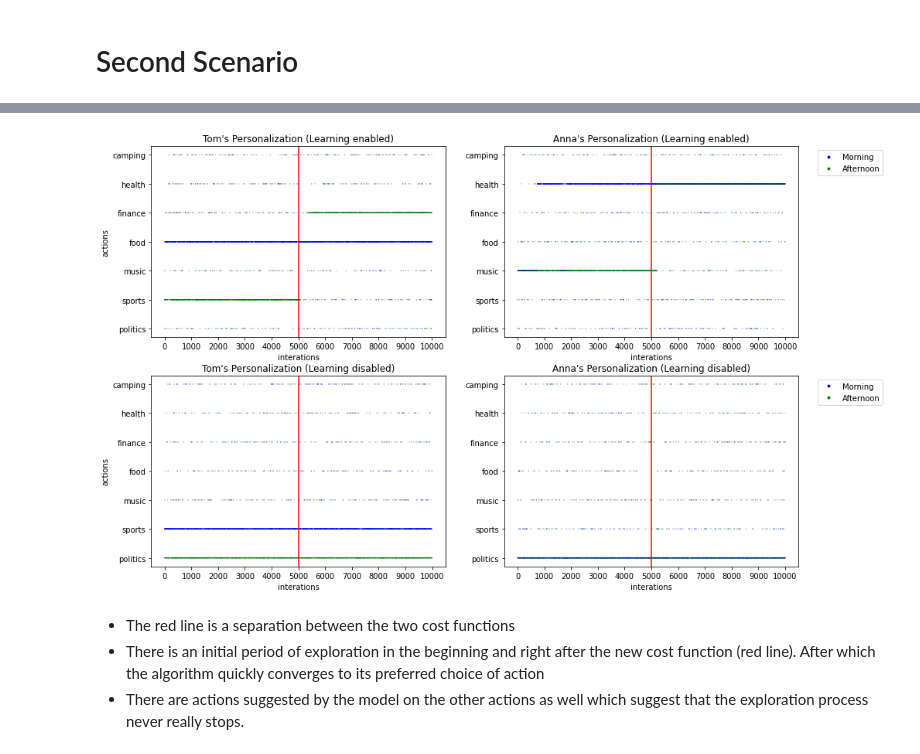
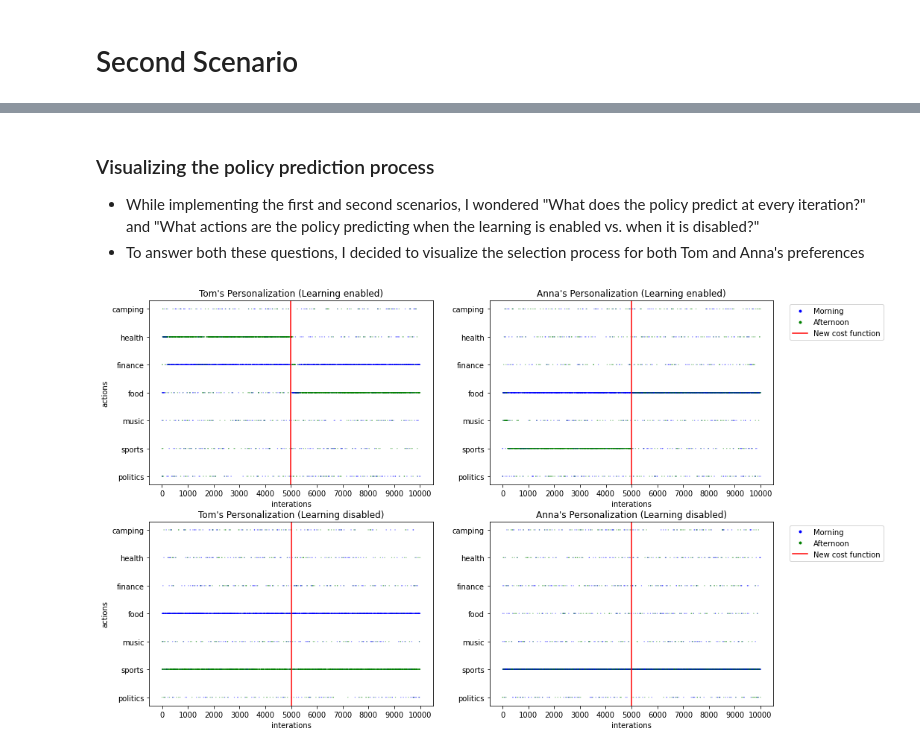
Before and after one commit to nihaldsouza/vw-cb-exercise, a Jupyter notebook: vw_cb_content_personalization.ipynb, the cells around one changed output, grey strips where cells are left out. Drawn from its saved outputs; the diff is of its cells as text; code cells hidden in the pictures.

Commit message:
Correcting legend values

```diff
--- a/vw_cb_content_personalization.ipynb
+++ b/vw_cb_content_personalization.ipynb
@@ -280,19 +339,15 @@ def run_simulation_with_rewards_incrementer(vw, num_iterations, users, times_of_
 vw = pyvw.vw("--cb_explore_adf -q UA --quiet --epsilon 0.2")
 
 num_iterations_per_cost_func = 5000
-rewards_increment = -0.00005 #-1e-05=-0.00005
+rewards_increment_values = [-1e-07, -1e-05, -1e-03, -0.1, -1, -5]
 cost_functions = [get_cost, get_cost_new1]
 total_iterations = num_iterations_per_cost_func * len(cost_functions)
-#With learning
-ctr, record_info = run_simulation_with_rewards_incrementer(vw, num_iterations_per_cost_func, users, times_of_day, actions, cost_functions, rewards_increment)
-#No learning
-ctr_nl, record_info_nl = run_simulation_with_rewards_incrementer(vw, num_iterations_per_cost_func, users, times_of_day, actions, cost_functions, rewards_increment, do_learn = False)
+ctr_reward_list = []
+record_info_list = []
 
-plt.figure(figsize=(15,5))
-plt.subplot(121)
-plt.title("Learning enabled")
-plot_ctr(total_iterations, ctr)
-plt.subplot(122)
-plt.title("Learning disabled")
-plot_ctr(total_iterations, ctr_nl)
+for rew in rewards_increment_values:
+    ctr, record_info = run_simulation_with_rewards_incrementer(vw, num_iterations_per_cost_func, users, times_of_day, actions,
+                                                               cost_functions, rew, disp_avg_ctr=True)
+    ctr_reward_list.append(ctr)
+    record_info_list.append(record_info)
 # %% [output]
@@ -302,3 +377,16 @@ Average CTR:  0.6313
+# %% [markdown]
+### Visualizing the policy prediction process
+* While implementing the first and second scenarios, I wondered "What does the policy predict at every iteration?" and "What actions are the policy predicting when the learning is enabled vs. when it is disabled?"
+* To answer both these questions, I decided to visualize the selection process for both Tom and Anna's preferences
+# %%
+vw = pyvw.vw("--cb_explore_adf -q UA --quiet --epsilon 0.2")
+reward_incrementer_value = -1e-07
+
+# Learning enabled
+ctr_l, record_info_l = run_simulation_with_rewards_incrementer(vw, num_iterations_per_cost_func, users, times_of_day, actions, cost_functions, reward_incrementer_value, do_learn=True)
+
+#Learning Disabled
+ctr_nl, record_info_nl = run_simulation_with_rewards_incrementer(vw, num_iterations_per_cost_func, users, times_of_day, actions, cost_functions, reward_incrementer_value, do_learn=False)
 # %%
 #Map the time of day to a color for visualization
 def color_time_of_day_map(tod):
@@ -314,7 +402,9 @@ from matplotlib.lines import Line2D
 plt.figure(figsize=(15,10))
 colours = ListedColormap(['b','g'])
 classes=["morning", "afternoon"]
-legend_elements = [Line2D([0], [0], marker='o', color='w', label='Morning', markerfacecolor='b', markersize=5), Line2D([0], [0], marker='o', color='w', label='Afternoon', markerfacecolor='g', markersize=5)]
+legend_elements = [Line2D([0], [0], marker='o', color='w', label='Morning', markerfacecolor='b', markersize=5),
+                   Line2D([0], [0], marker='o', color='w', label='Afternoon', markerfacecolor='g', markersize=5),
+                  Line2D([1], [1], color='red', label='New cost function', markerfacecolor='red', markersize=5)]
 
 plt.subplot(221)
 plt.title('Tom\'s Personalization (Learning enabled)')
@@ -323,39 +413,35 @@ plt.ylabel('actions')
 plt.xticks(ticks=range(0, total_iterations+1, 1000), labels=range(0, total_iterations+1, 1000))
 plt.yticks(ticks=range(len(actions)), labels=actions)
 plt.axvline(x=total_iterations/2, color='r')
-plt.scatter(record_info['Tom']['iterations'], record_info['Tom']['action'], c=[color_time_of_day_map(day) for day in record_info['Tom']['time_of_day']], cmap=colours, s=.05)
+plt.scatter(record_info_l['Tom']['iterations'], record_info_l['Tom']['action'], c=[color_time_of_day_map(day) for day in record_info_l['Tom']['time_of_day']], cmap=colours, s=.05)
 
 plt.subplot(222)
 plt.title('Anna\'s Personalization (Learning enabled)')
 plt.xlabel('interations')
 plt.xticks(ticks=range(0, total_iterations+1, 1000), labels=range(0, total_iterations+1, 1000))
 plt.yticks(ticks=range(len(actions)), labels=actions)
-plt.scatter(record_info['Anna']['iterations'], record_info['Anna']['action'], c=[color_time_of_day_map(day) for day in record_info['Anna']['time_of_day']], cmap=colours, s=.05)
+plt.scatter(record_info_l['Anna']['iterations'], record_info_l['Anna']['action'], c=[color_time_of_day_map(day) for day in record_info_l['Anna']['time_of_day']], cmap=colours, s=.05)
 plt.axvline(x=total_iterations/2, color='r')
-plt.legend(handles=legend_elements, loc='upper right', bbox_to_anchor=(1.3, 1))
+plt.legend(handles=legend_elements, loc='upper right', bbox_to_anchor=(1.4, 1))
 
 plt.subplot(223)
 plt.title('Tom\'s Personalization (Learning disabled)')
 plt.xlabel('interations')
 plt.ylabel('actions')
 plt.xticks(ticks=range(0, total_iterations+1, 1000), labels=range(0, total_iterations+1, 1000))
 plt.yticks(ticks=range(len(actions)), labels=actions)
 plt.axvline(x=total_iterations/2, color='r')
 plt.scatter(record_info_nl['Tom']['iterations'], record_info_nl['Tom']['action'], c=[color_time_of_day_map(day) for day in record_info_nl['Tom']['time_of_day']], cmap=colours, s=.05)
 
 plt.subplot(224)
 plt.title('Anna\'s Personalization (Learning disabled)')
 plt.xlabel('interations')
 plt.xticks(ticks=range(0, total_iterations+1, 1000), labels=range(0, total_iterations+1, 1000))
 plt.yticks(ticks=range(len(actions)), labels=actions)
 plt.scatter(record_info_nl['Anna']['iterations'], record_info_nl['Anna']['action'], c=[color_time_of_day_map(day) for day in record_info_nl['Anna']['time_of_day']], cmap=colours, s=.05)
 plt.axvline(x=total_iterations/2, color='r')
-plt.legend(handles=legend_elements, loc='upper right', bbox_to_anchor=(1.3, 1))
+plt.legend(handles=legend_elements, loc='upper right', bbox_to_anchor=(1.4, 1))
 
 plt.show()
 # %% [output]
-[figure, old version]
+[figure, new version]
-# %% [markdown]
-* The red line is a separation between the two cost functions
-* There is an initial period of exploration in the beginning and right after the new cost function (red line). After which the algorithm quickly converges to its preferred choice of action
-* There are actions suggested by the model on the other actions as well which suggest that the exploration process never really stops.
```
Also changed, not shown: parts of 62 cells of this notebook, 1 other file.
